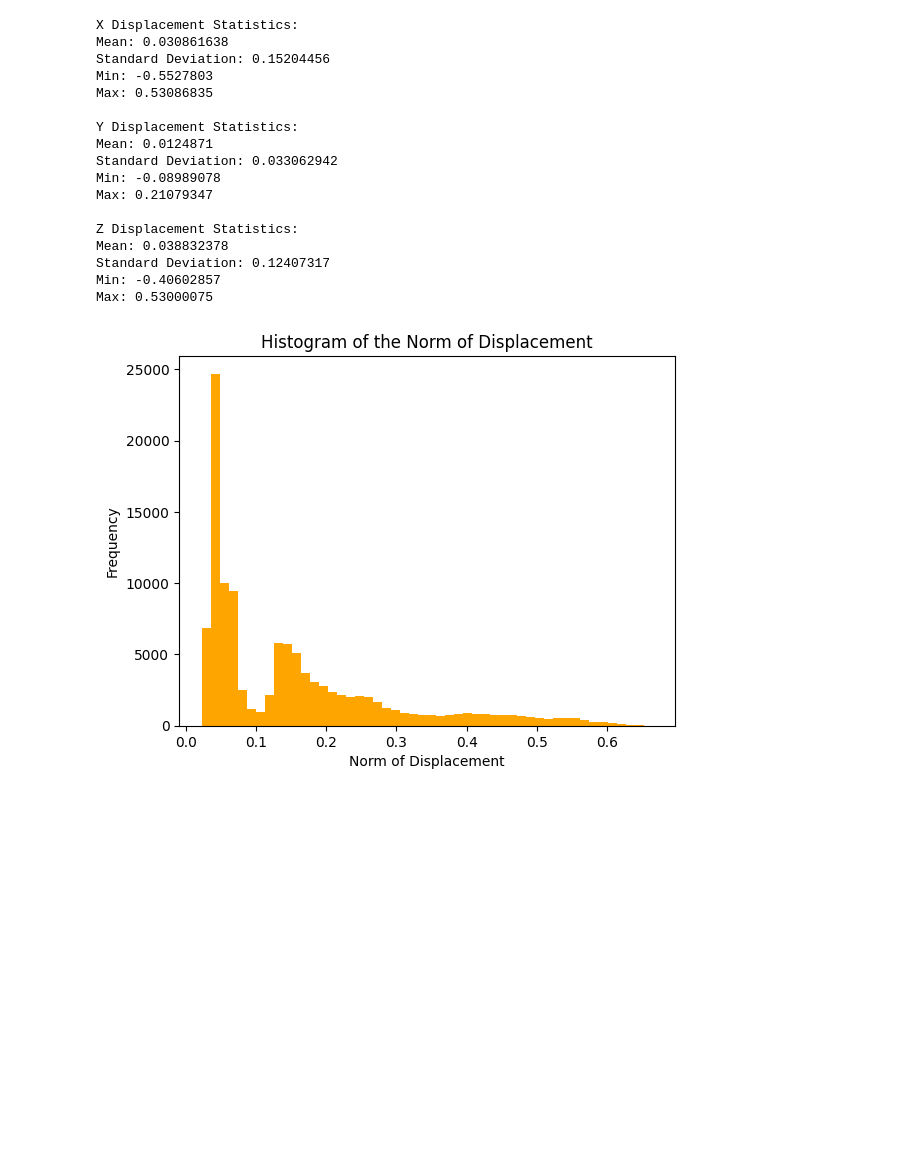
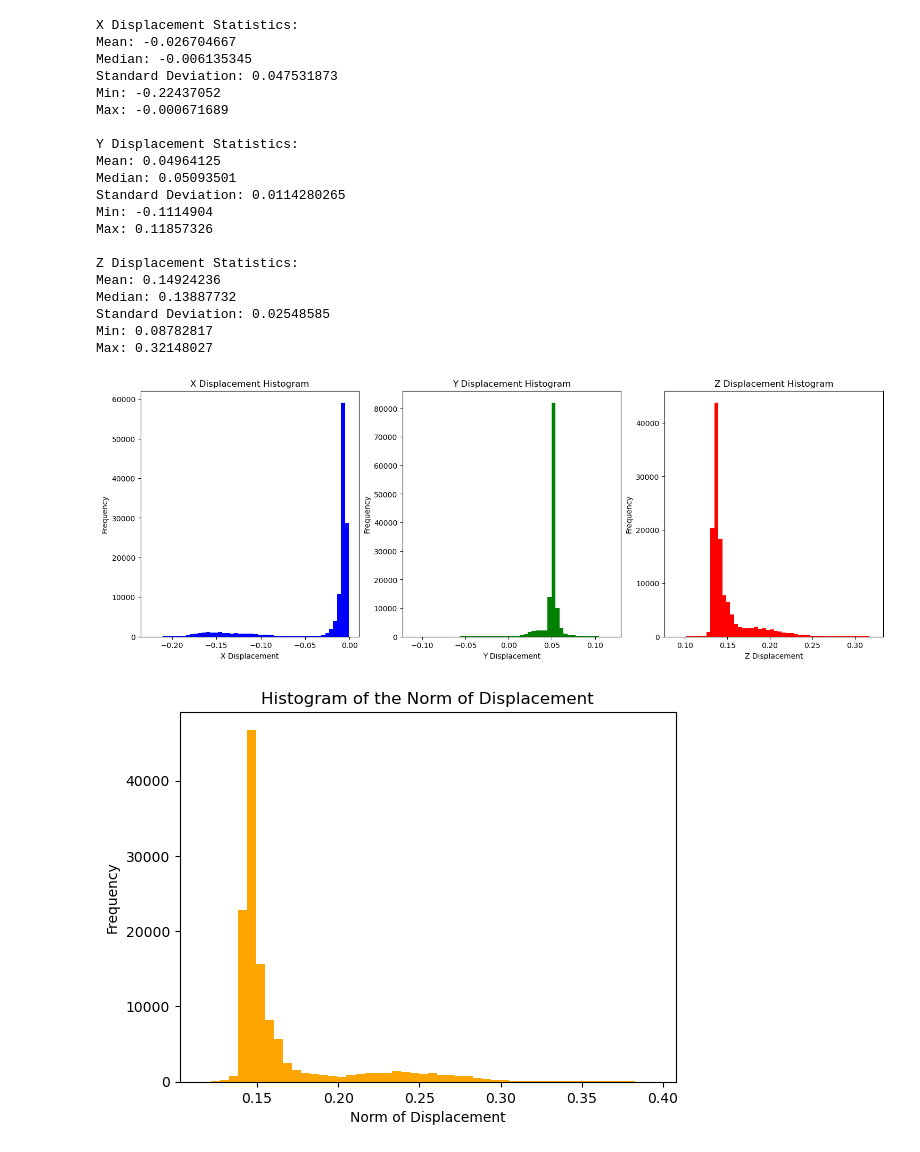
Before and after one commit to mickaelbressieux/Deformable-3D-Gaussians, a Jupyter notebook: displacement_analysis.ipynb, the cells around one changed output. Cells and saved outputs as stored; diff of their text form; code cells hidden in the pictures; blank space fills up the shorter version.

```diff
--- a/displacement_analysis.ipynb
+++ b/displacement_analysis.ipynb
@@ -9,9 +32,10 @@ import os
 # %%
-datapath="/cluster/project/hilliges/mbressieux/log/plate_novel_view"
+datapath="/M2SSD1/Logs/Def_3DGS/cup_novel_view"
+iter_interest=5001
 
-d_xyz=np.load(os.path.join(datapath,"d_xyz_19001.npy")) #size Bxnb_gaussx3
-fid=np.load(os.path.join(datapath,"fid_19001.npy")) #size Bx1
-means3D=np.load(os.path.join(datapath,"means3D_19001.npy")) #size Bxnb_gaussx3
+d_xyz=np.load(os.path.join(datapath,"d_xyz_"+str(iter_interest)+".npy")) #size Bxnb_gaussx3
+fid=np.load(os.path.join(datapath,"fid_"+str(iter_interest)+".npy")) #size Bx1
+means3D=np.load(os.path.join(datapath,"means3D_"+str(iter_interest)+".npy")) #size Bxnb_gaussx3
 
 print(d_xyz.shape)
 print(fid.shape)
@@ -33,7 +55,7 @@ means3D=means3D.reshape(d_xyz.shape[0],-1,3)
 
 # Load the displacement data
 #displacement_data = np.load('displacement.npy')
-displacement_data = d_xyz[25]
+displacement_data = d_xyz[0]
 
 # Check the shape of the loaded data to ensure it's correct
 print("Shape of the displacement data:", displacement_data.shape)
@@ -113,50 +135,81 @@ Shape of the displacement data: (114103, 3)
 # get some general statistics
 print("X Displacement Statistics:")
 print("Mean:", np.mean(X_displacement))
+print("Median:", np.median(X_displacement))
 print("Standard Deviation:", np.std(X_displacement))
 print("Min:", np.min(X_displacement))
 print("Max:", np.max(X_displacement))
 
 print("\nY Displacement Statistics:")
 print("Mean:", np.mean(Y_displacement))
+print("Median:", np.median(Y_displacement))
 print("Standard Deviation:", np.std(Y_displacement))
 print("Min:", np.min(Y_displacement))
 print("Max:", np.max(Y_displacement))
 
 print("\nZ Displacement Statistics:")
 print("Mean:", np.mean(Z_displacement))
+print("Median:", np.median(Z_displacement))
 print("Standard Deviation:", np.std(Z_displacement))
 print("Min:", np.min(Z_displacement))
 print("Max:", np.max(Z_displacement))
 # %% [output]
 X Displacement Statistics:
-Mean: 0.030861638
-Standard Deviation: 0.15204456
-Min: -0.5527803
-Max: 0.53086835
+Mean: -0.026704667
+Median: -0.006135345
+Standard Deviation: 0.047531873
+Min: -0.22437052
+Max: -0.000671689
 
 Y Displacement Statistics:
-Mean: 0.0124871
-Standard Deviation: 0.033062942
-Min: -0.08989078
-Max: 0.21079347
+Mean: 0.04964125
+Median: 0.05093501
+Standard Deviation: 0.0114280265
+Min: -0.1114904
+Max: 0.11857326
 
 Z Displacement Statistics:
-Mean: 0.038832378
-Standard Deviation: 0.12407317
-Min: -0.40602857
-Max: 0.53000075
+Mean: 0.14924236
+Median: 0.13887732
+Standard Deviation: 0.02548585
+Min: 0.08782817
+Max: 0.32148027
 # %%
+#get histogram of the displacement along each axis
+fig, axs = plt.subplots(1, 3, figsize=(18, 6))
+
+# X Displacement
+axs[0].hist(X_displacement, bins=50, color='b')
+axs[0].set_title('X Displacement Histogram')
+axs[0].set_xlabel('X Displacement')
+axs[0].set_ylabel('Frequency')
+
+# Y Displacement
+axs[1].hist(Y_displacement, bins=50, color='g')
+axs[1].set_title('Y Displacement Histogram')
+axs[1].set_xlabel('Y Displacement')
+axs[1].set_ylabel('Frequency')
+
+# Z Displacement
+axs[2].hist(Z_displacement, bins=50, color='r')
+axs[2].set_title('Z Displacement Histogram')
+axs[2].set_xlabel('Z Displacement')
+axs[2].set_ylabel('Frequency')
+
+plt.show()
+
+
 norm_displacement = np.sqrt(X_displacement**2 + Y_displacement**2 + Z_displacement**2)
 
 #get histogram of the norm of the displacement
 fig, ax = plt.subplots()
 ax.hist(norm_displacement, bins=50, color='orange')
 ax.set_title('Histogram of the Norm of Displacement')
 ax.set_xlabel('Norm of Displacement')
 ax.set_ylabel('Frequency')
 plt.show()
 # %% [output]
-[figure, old version]
+[figure, new version]
+[figure, added]
 # %%
 #plot 3D scatter plot of the means3D
```
Also changed, not shown: parts of 5 cells of this notebook, 7 other files.
